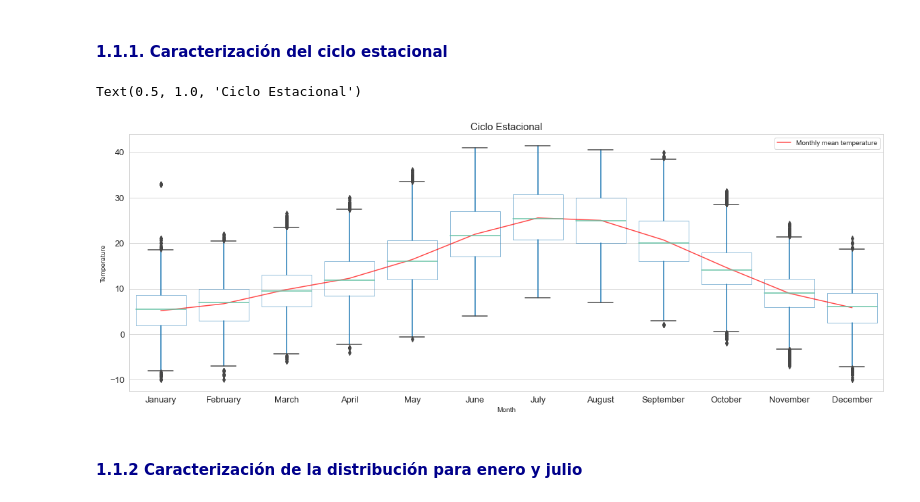
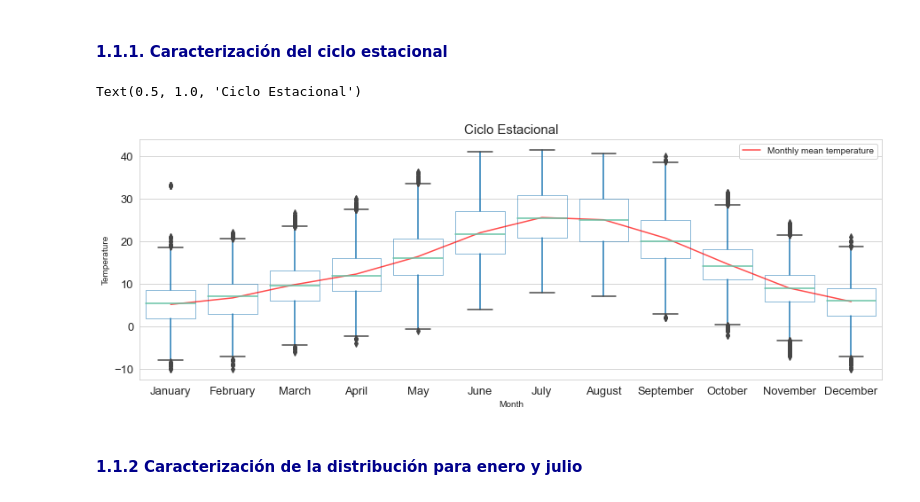
Before and after one commit to nagoremeabe/primera_practica_analisis, a Jupyter notebook: ejercicio_1.ipynb, the cells around one changed output. Saved outputs shown, nothing was run; the diff lists cells and outputs as text; code cells hidden in the pictures.

```diff
--- a/ejercicio_1.ipynb
+++ b/ejercicio_1.ipynb
@@ -136,23 +136,23 @@ months_dic = dict(zip(number_months, months))
 # Los datos están multiplicados por 10
 isd_data['temp'] = isd_data['temp']/10
 # %%
-plt.figure(figsize=(20,7))
+plt.figure(figsize=(15,5))
 sns.boxplot(data = isd_data, x='month', y='temp', boxprops={"facecolor": "None", "edgecolor": sns.color_palette("Paired")[1],
                           "linewidth": 0.5},
             medianprops ={'color':sns.color_palette("Set2")[0]},
             whiskerprops={'color':sns.color_palette("Paired")[1]})
 
 plt.plot(np.arange(0,12), isd_data.groupby(['month'], dropna=True).mean()['temp'], color='red', alpha=0.7, label='Monthly mean temperature')
 
 plt.legend(loc='best')
 plt.ylabel('Temperature')
 plt.xlabel('Month')
 plt.xticks(np.arange(12),months_dic.values(), size=13)
 plt.yticks(np.arange(-10,50,10), size=13)
 plt.title('Ciclo Estacional',fontsize=15)
 # %% [output]
 Text(0.5, 1.0, 'Ciclo Estacional')
-[figure, old version]
+[figure, new version]
 # %% [markdown]
 #### <span style='color:darkblue'>1.1.2 Caracterización de la distribución para enero y julio</span>
 # %% [markdown]
```
Also changed, not shown: parts of 2 cells of this notebook.
